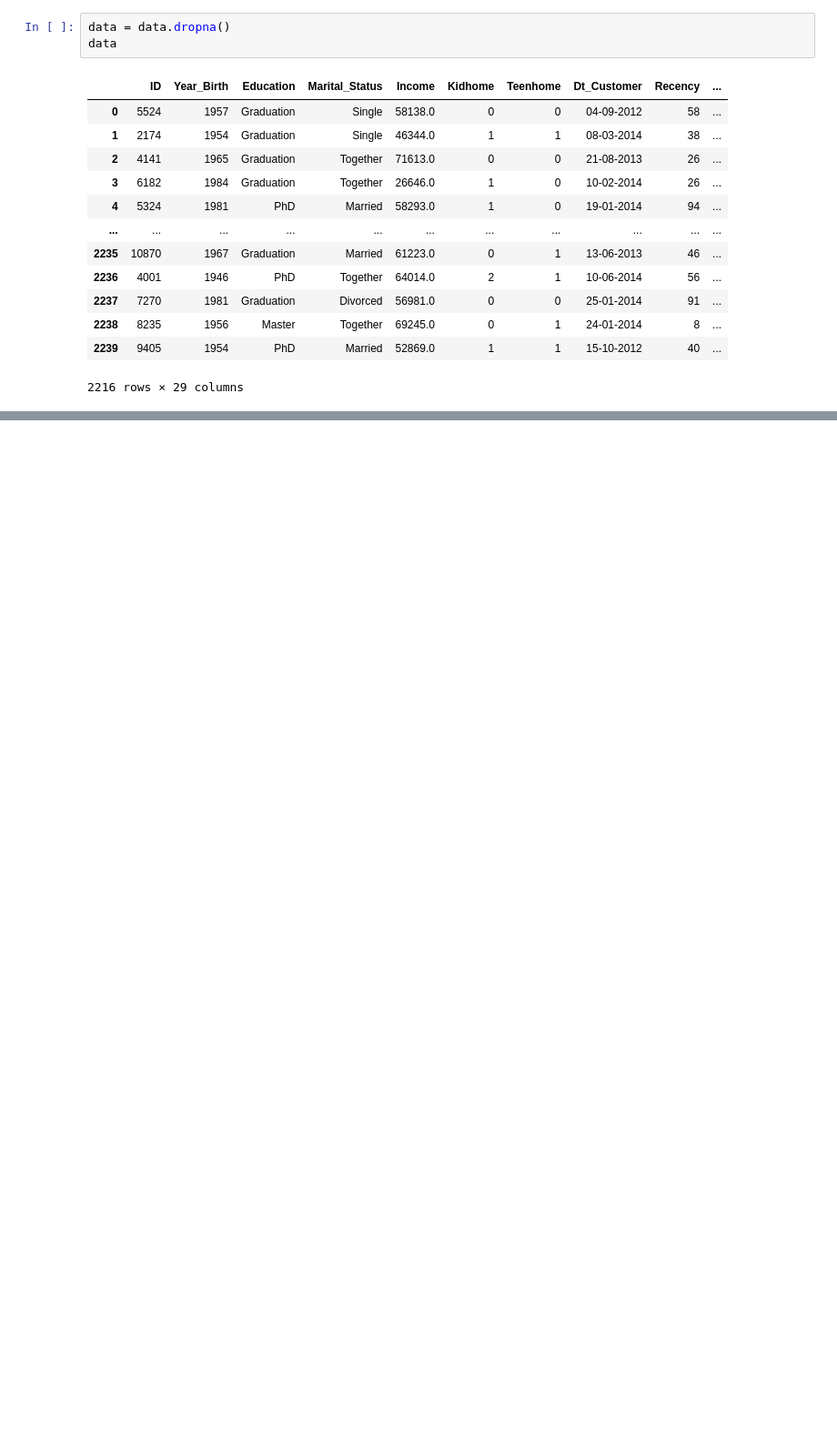
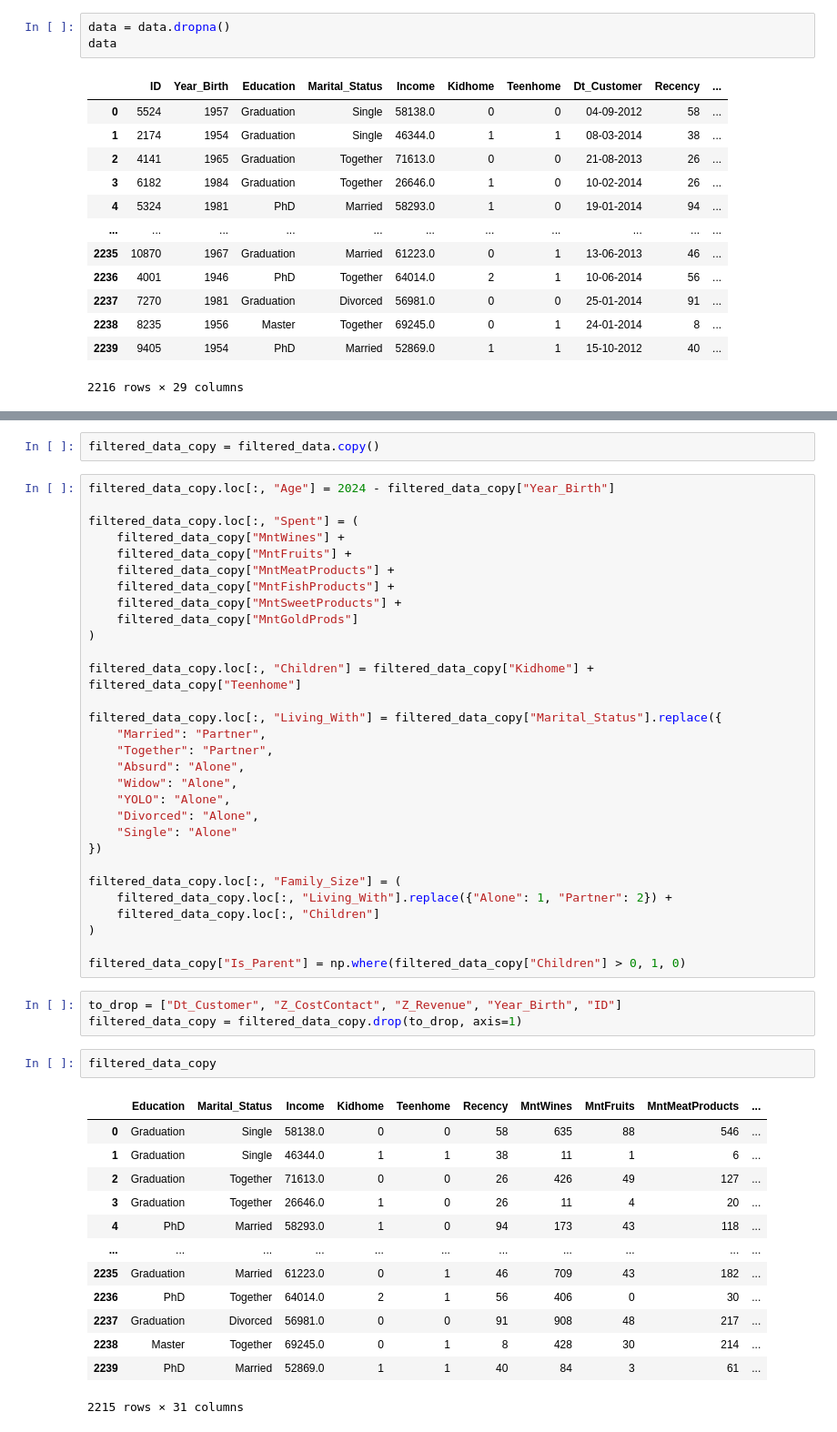
Before and after one commit to trucni2005/Customer-Segmentation-Analysis, a Jupyter notebook: customer_segmentation_analysis.ipynb, the cells around one changed output, grey strips where cells are left out. Shown at 91% size. Saved outputs shown, nothing was run; the diff lists cells and outputs as text; blank space fills up the shorter version.

```diff
--- a/customer_segmentation_analysis.ipynb
+++ b/customer_segmentation_analysis.ipynb
@@ -205,0 +468,51 @@ Name: Dt_Customer, Length: 2216, dtype: datetime64[ns]
+# %%
+filtered_data_copy = filtered_data.copy()
+# %%
+filtered_data_copy.loc[:, "Age"] = 2024 - filtered_data_copy["Year_Birth"]
+
+filtered_data_copy.loc[:, "Spent"] = (
+    filtered_data_copy["MntWines"] +
+    filtered_data_copy["MntFruits"] +
+    filtered_data_copy["MntMeatProducts"] +
+    filtered_data_copy["MntFishProducts"] +
+    filtered_data_copy["MntSweetProducts"] +
+    filtered_data_copy["MntGoldProds"]
+)
+
+filtered_data_copy.loc[:, "Children"] = filtered_data_copy["Kidhome"] + filtered_data_copy["Teenhome"]
+
+filtered_data_copy.loc[:, "Living_With"] = filtered_data_copy["Marital_Status"].replace({
+    "Married": "Partner",
+    "Together": "Partner",
+    "Absurd": "Alone",
+    "Widow": "Alone",
+    "YOLO": "Alone",
+    "Divorced": "Alone",
+    "Single": "Alone"
+})
+
+filtered_data_copy.loc[:, "Family_Size"] = (
+    filtered_data_copy.loc[:, "Living_With"].replace({"Alone": 1, "Partner": 2}) +
+    filtered_data_copy.loc[:, "Children"]
+)
+
+filtered_data_copy["Is_Parent"] = np.where(filtered_data_copy["Children"] > 0, 1, 0)
+# %%
+to_drop = ["Dt_Customer", "Z_CostContact", "Z_Revenue", "Year_Birth", "ID"]
+filtered_data_copy = filtered_data_copy.drop(to_drop, axis=1)
+# %%
+filtered_data_copy
+# %% [output]
+|  | Education | Marital_Status | Income | Kidhome | Teenhome | Recency | MntWines | MntFruits | MntMeatProducts | ... |
+| 0 | Graduation | Single | 58138.0 | 0 | 0 | 58 | 635 | 88 | 546 | ... |
+| 1 | Graduation | Single | 46344.0 | 1 | 1 | 38 | 11 | 1 | 6 | ... |
+| 2 | Graduation | Together | 71613.0 | 0 | 0 | 26 | 426 | 49 | 127 | ... |
+| 3 | Graduation | Together | 26646.0 | 1 | 0 | 26 | 11 | 4 | 20 | ... |
+| 4 | PhD | Married | 58293.0 | 1 | 0 | 94 | 173 | 43 | 118 | ... |
+| ... | ... | ... | ... | ... | ... | ... | ... | ... | ... | ... |
+| 2235 | Graduation | Married | 61223.0 | 0 | 1 | 46 | 709 | 43 | 182 | ... |
+| 2236 | PhD | Together | 64014.0 | 2 | 1 | 56 | 406 | 0 | 30 | ... |
+| 2237 | Graduation | Divorced | 56981.0 | 0 | 0 | 91 | 908 | 48 | 217 | ... |
+| 2238 | Master | Together | 69245.0 | 0 | 1 | 8 | 428 | 30 | 214 | ... |
+| 2239 | PhD | Married | 52869.0 | 1 | 1 | 40 | 84 | 3 | 61 | ... |
+2215 rows × 31 columns
```
Also changed, not shown: parts of 30 cells of this notebook.
